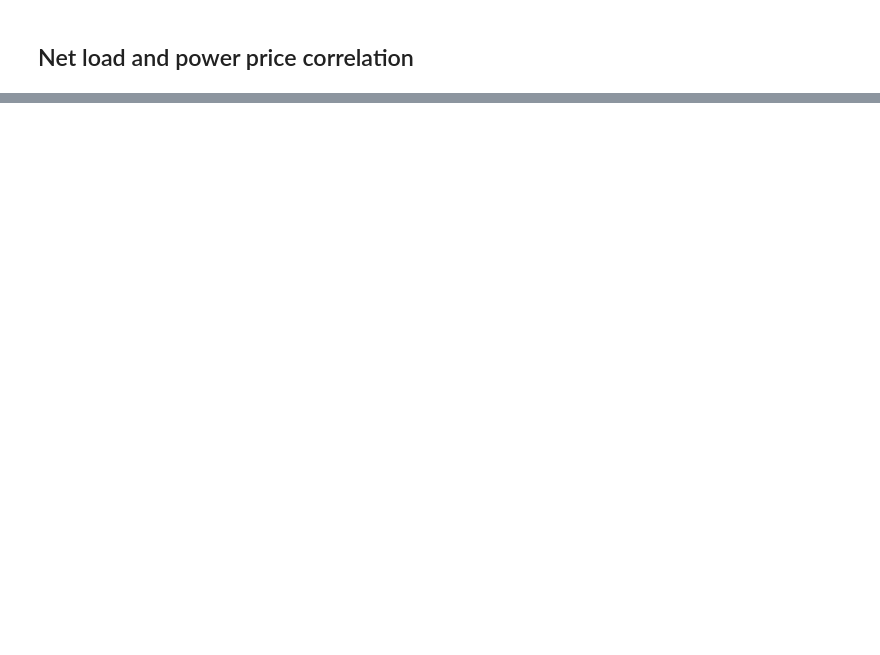
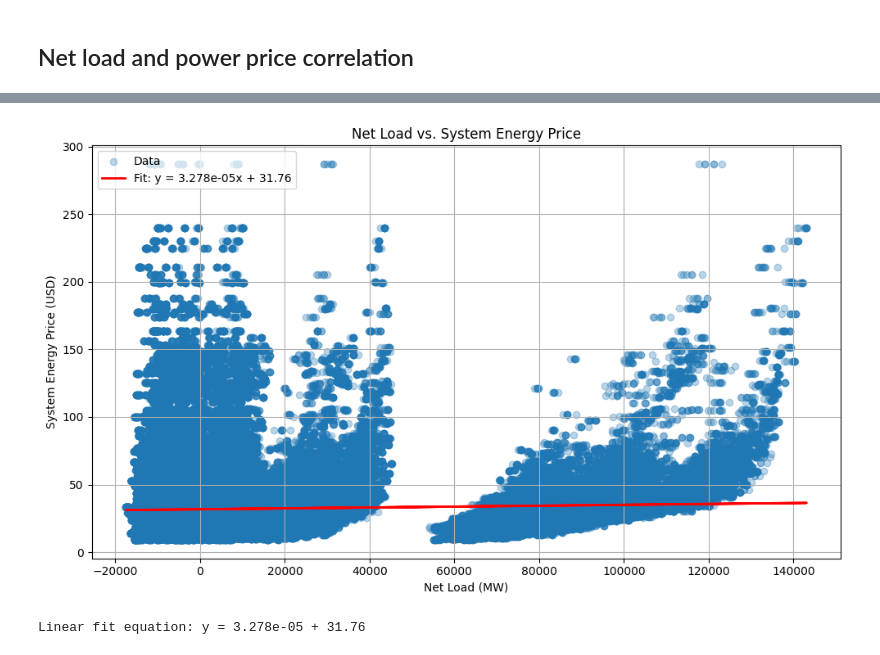
Before and after one commit to AdeebK1129/CFT_NME_Energy_Analysis, a Jupyter notebook: energy.ipynb, the cells around one changed output, grey strips where cells are left out. Saved outputs shown, nothing was run; the diff lists cells and outputs as text; code cells hidden in the pictures; blank space fills up the shorter version.

```diff
--- a/energy.ipynb
+++ b/energy.ipynb
@@ -238,0 +529,22 @@ plt.savefig('plots/cyclic_plot.png')
+# %%
+X = merged_load_price['net_load_mw']
+y = merged_load_price['system_energy_price_da']
+
+coeffs = np.polyfit(X, y, 1)
+y_fit = np.polyval(coeffs, X)
+
+plt.figure(figsize=(10, 6))
+plt.scatter(X, y, alpha=0.3, label='Data')
+plt.plot(X, y_fit, color='red', linewidth=2,label=f'Fit: y = {coeffs[0]:.4g}x + {coeffs[1]:.4g}')
+plt.title('Net Load vs. System Energy Price')
+plt.xlabel('Net Load (MW)')
+plt.ylabel('System Energy Price (USD)')
+plt.grid()
+plt.legend(loc='upper left')
+plt.tight_layout()
+plt.show()
+
+print(f"Linear fit equation: y = {coeffs[0]:.4g} + {coeffs[1]:.4g}")
+# %% [output]
+[figure, added]
+Linear fit equation: y = 3.278e-05 + 31.76
```
Also changed, not shown: parts of 31 cells of this notebook, 8 other files.
